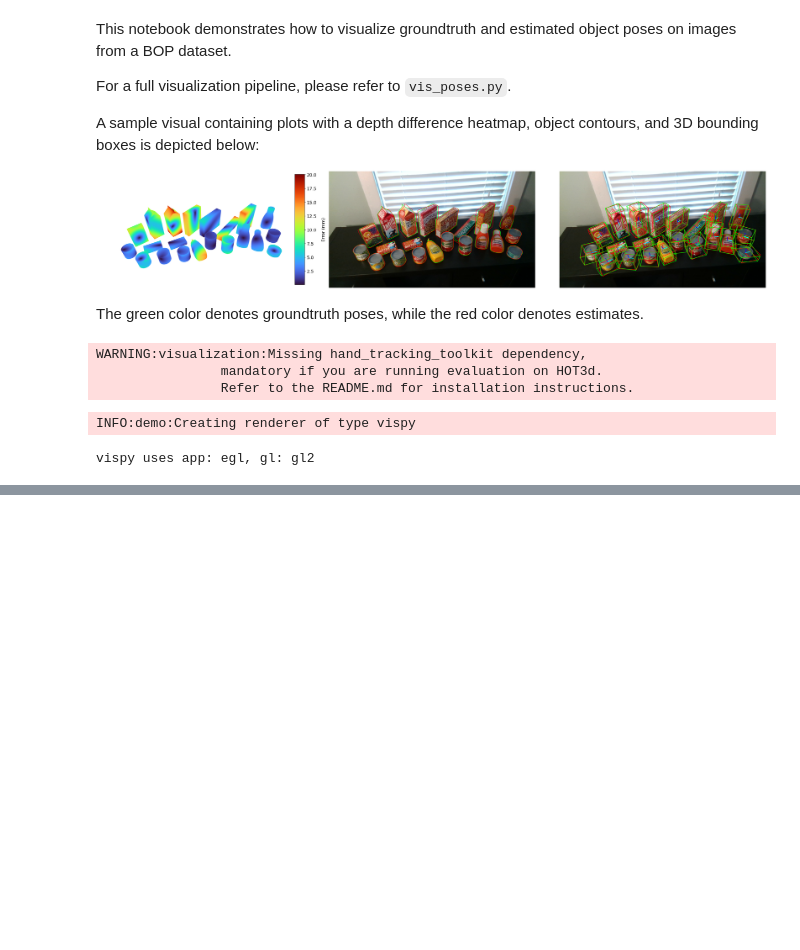
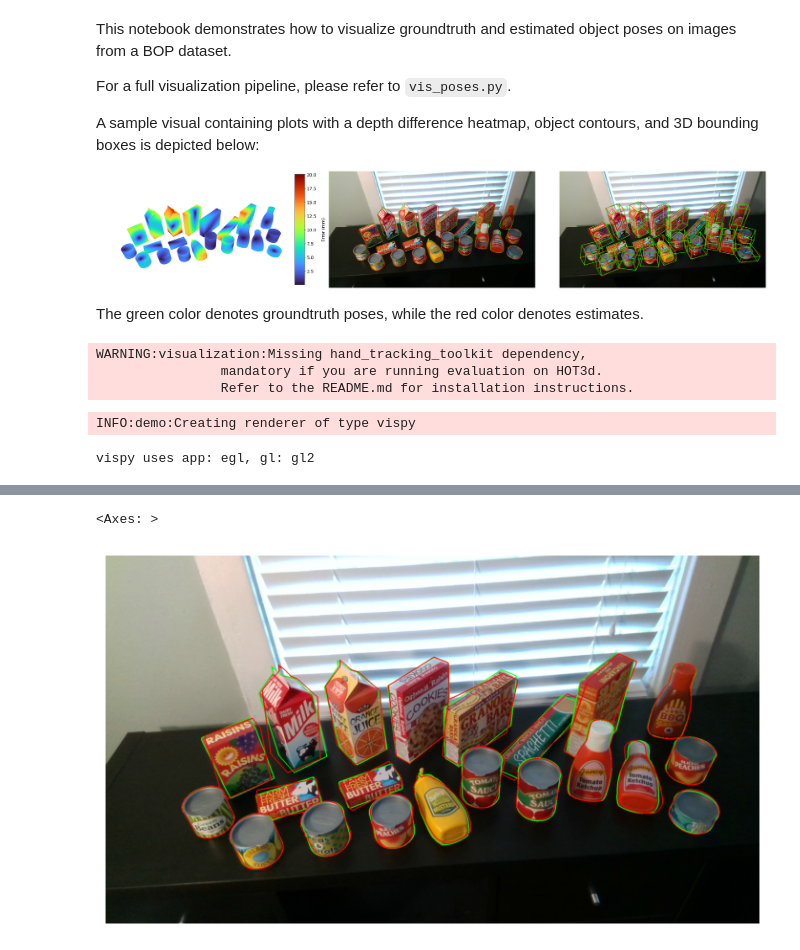
Before and after one commit to thodan/bop_toolkit, a Jupyter notebook: notebooks/demo_vis_gt_poses.ipynb, the cells around one changed output, grey strips where cells are left out. Drawn from its saved outputs; the diff is of its cells as text; code cells hidden in the pictures; blank space fills up the shorter version.

```diff
--- a/notebooks/demo_vis_gt_poses.ipynb
+++ b/notebooks/demo_vis_gt_poses.ipynb
@@ -268,0 +185,39 @@ plt.tight_layout()
+# %%
+# STEP 2: object contours
+
+contour_img = copy.deepcopy(rgb)
+for idx, gt_pose_ in enumerate(tqdm(gt_poses_ordered[:], desc="contour")):
+    gt_pose_mat = get_pose_mat_from_dict(res_per_obj_gt[idx]["pose"])
+    mesh = trimesh.Trimesh(
+        vertices=models[gt_pose_["obj_id"]]["pts"],
+        faces=models[gt_pose_["obj_id"]]["faces"],
+    )
+    depth_obj_gt = res_per_obj_gt[idx]["depth"]
+    depth_obj = res_per_obj[idx]["depth"]
+    depth_obj_mask = depth_obj_gt > 0
+    mask_obj = mask_objs[idx]
+    mask_obj_gt = mask_objs_gt[idx]
+
+    # filter out by visible percentage w.r.t. the complete object at a given pose
+    percent = calc_mask_visib_percent(mask_obj, depth_obj_mask)
+    if percent < 20:
+        print(f"{idx=} {percent=}")
+        continue
+
+    contour_img = draw_pose_contour(
+        contour_img,
+        rendered_depth=depth_obj_gt,
+        mask_visib=mask_obj_gt,
+        contour_color=(0, 255, 0),
+    )
+    est_pose_mat = get_pose_mat_from_dict(res_per_obj[idx]["pose"])
+    contour_img = draw_pose_contour(
+        contour_img,
+        rendered_depth=depth_obj,
+        contour_color=(255, 0, 0),
+        mask_visib=mask_obj,
+    )
+plot_rgb(contour_img)
+# %% [output]
+<Axes: >
+[figure, added]
```
Also changed, not shown: parts of 5 cells of this notebook.
